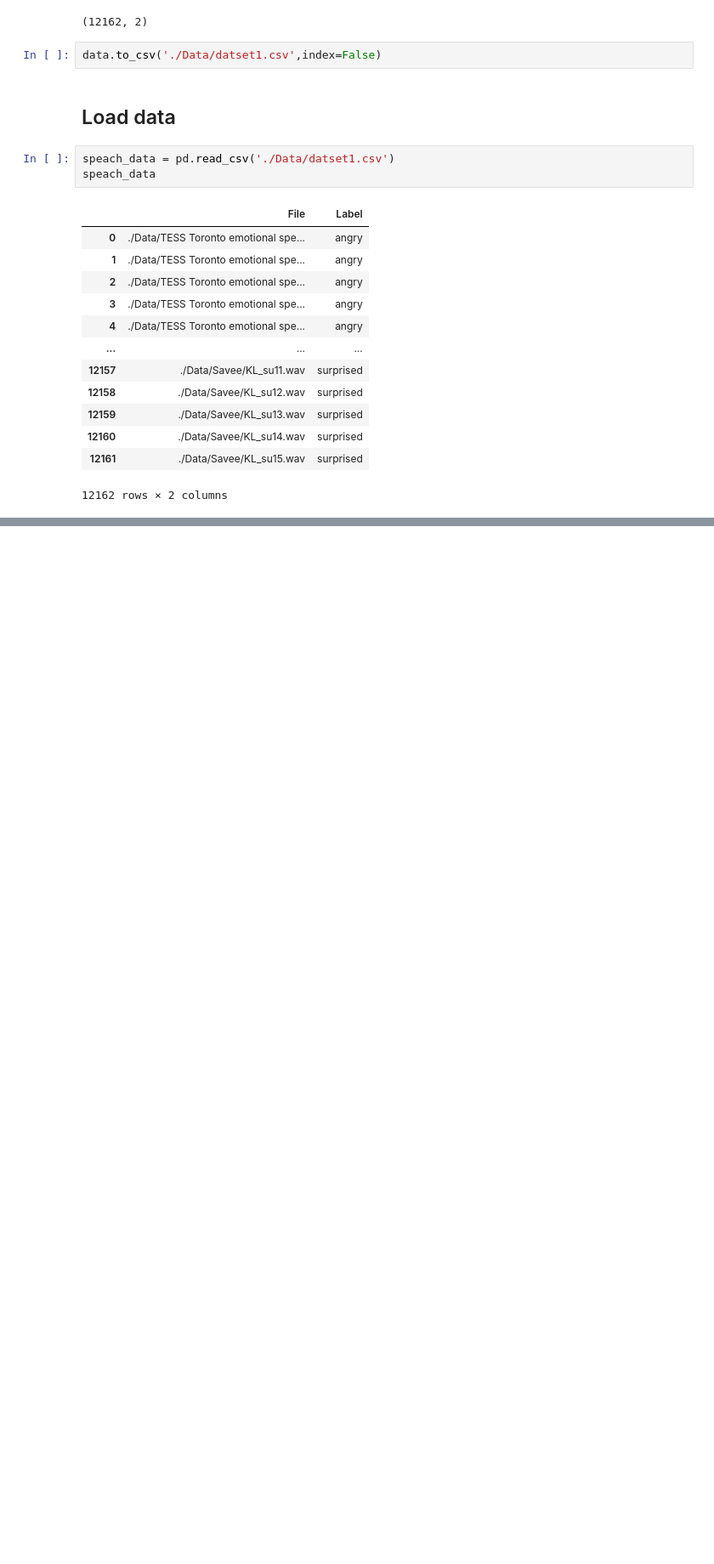
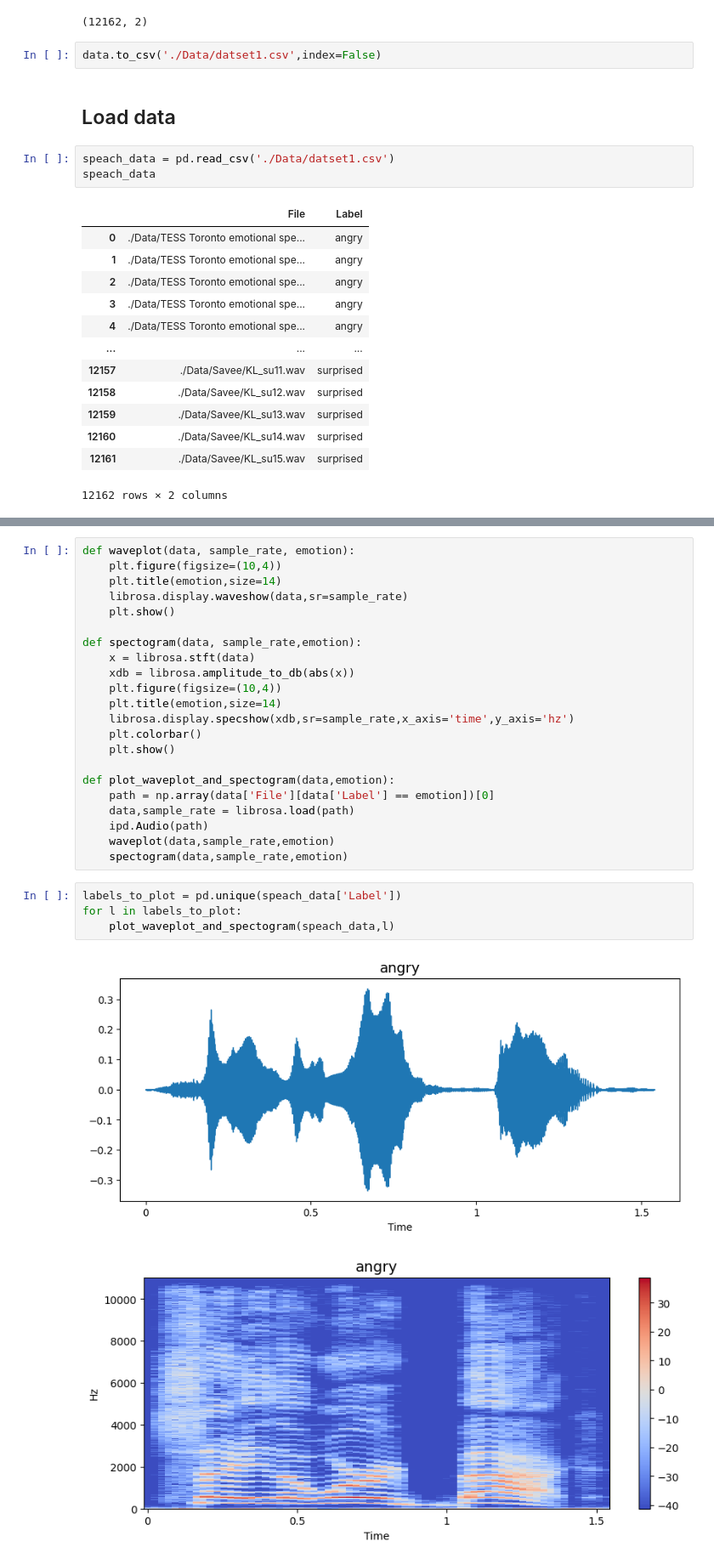
Before and after one commit to Gierek49/Portfolio, a Jupyter notebook: Speech emotion recognition/Model2.ipynb, the cells around one changed output, grey strips where cells are left out. Shown at 85% size. Cells and saved outputs as stored; diff of their text form; blank space fills up the shorter version.

```diff
--- a/Speech emotion recognition/Model2.ipynb
+++ b/Speech emotion recognition/Model2.ipynb
@@ -265,0 +271,29 @@ speach_data
+# %%
+def waveplot(data, sample_rate, emotion):
+    plt.figure(figsize=(10,4))
+    plt.title(emotion,size=14)
+    librosa.display.waveshow(data,sr=sample_rate)
+    plt.show()
+
+def spectogram(data, sample_rate,emotion):
+    x = librosa.stft(data)
+    xdb = librosa.amplitude_to_db(abs(x))
+    plt.figure(figsize=(10,4))
+    plt.title(emotion,size=14)
+    librosa.display.specshow(xdb,sr=sample_rate,x_axis='time',y_axis='hz')
+    plt.colorbar()
+    plt.show()
+
+def plot_waveplot_and_spectogram(data,emotion):
+    path = np.array(data['File'][data['Label'] == emotion])[0]
+    data,sample_rate = librosa.load(path)
+    ipd.Audio(path)
+    waveplot(data,sample_rate,emotion)
+    spectogram(data,sample_rate,emotion)
+# %%
+labels_to_plot = pd.unique(speach_data['Label'])
+for l in labels_to_plot:
+    plot_waveplot_and_spectogram(speach_data,l)
+# %% [output]
+[figure, added]
+[figure, added]
```
Also changed, not shown: parts of 2 cells of this notebook.
